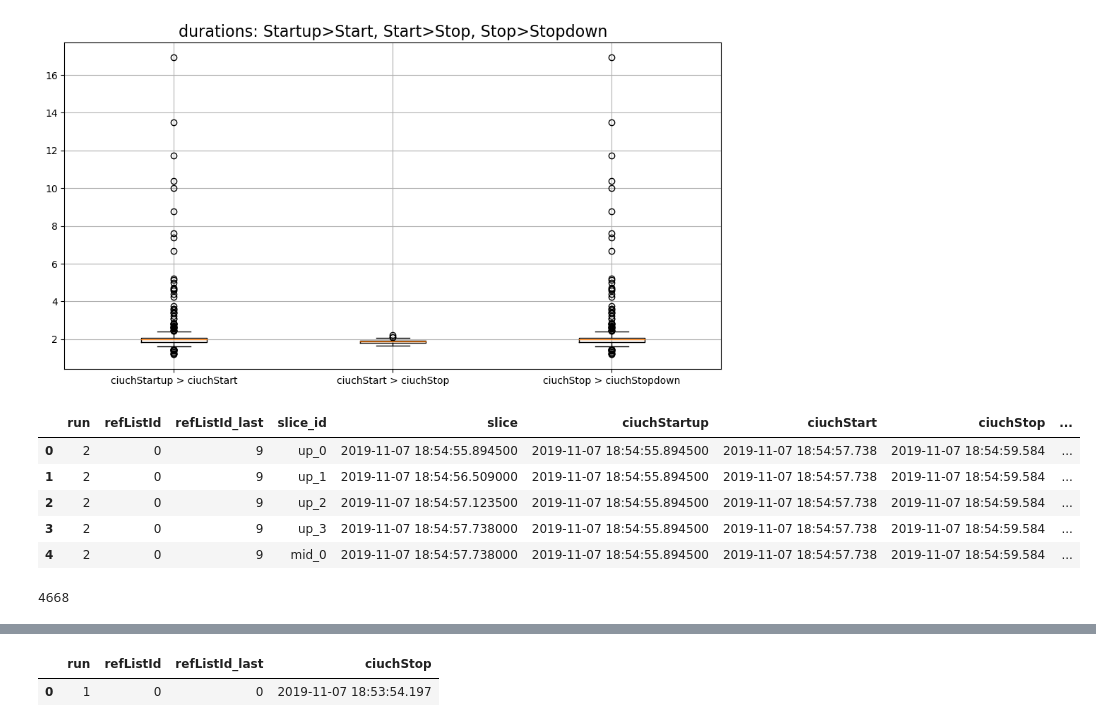
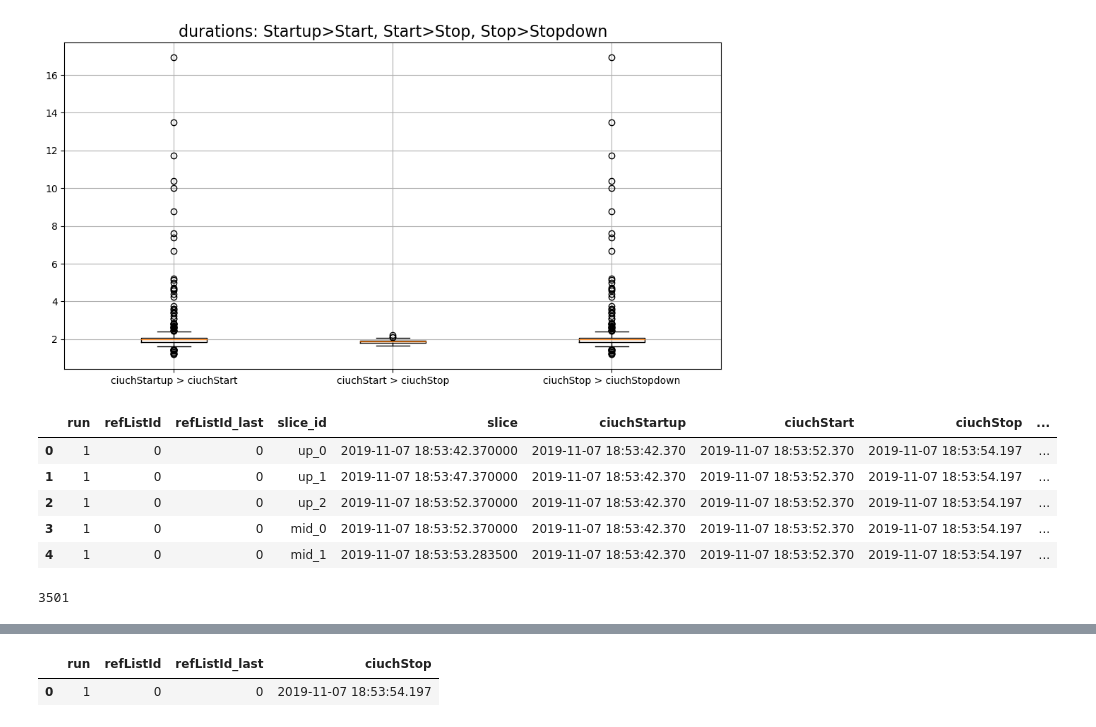
Before and after one commit to oceanelinxi/Projet_RFID, a Jupyter notebook: MLRFID_Projet_S8.ipynb, the cells around one changed output, grey strips where cells are left out. Saved outputs shown, nothing was run; the diff lists cells and outputs as text; code cells hidden in the pictures.

```diff
--- a/MLRFID_Projet_S8.ipynb
+++ b/MLRFID_Projet_S8.ipynb
@@ -11,6 +11,6 @@ ref1 = pd.read_csv('/home/kencapoche/Téléchargements/data_anonymous/reflist_6.
 # %%
 
-pathfile = r'/home/kencapoche/Téléchargements/data_anonymous'
+pathfile = r'data_anonymous/'
 
 # reflist: list of epc in each box
 reflist = pd.DataFrame()
@@ -240,44 +233,44 @@ for i, row in timing.iterrows():
     ciuchStart = row['ciuchStart']
     ciuchStop = row['ciuchStop']
     ciuchStopdown = row['ciuchStopdown']
-    steps = 4
+    steps = 3
 
     # Création des tranches "up"
     up = pd.DataFrame(index=pd.date_range(start=ciuchStartup, end=ciuchStart, periods=steps)) \
         .reset_index(drop=False).rename(columns={'index': 'slice'})
     up['slice_id'] = ['up_' + str(x) for x in range(steps)]
     slices = pd.concat([slices, up], ignore_index=True)
 
     # Création des tranches "mid"
     mid = pd.DataFrame(index=pd.date_range(start=ciuchStart, end=ciuchStop, periods=steps)) \
         .reset_index(drop=False).rename(columns={'index': 'slice'})
     mid['slice_id'] = ['mid_' + str(x) for x in range(steps)]
     slices = pd.concat([slices, mid], ignore_index=True)
 
     # Création des tranches "down"
     down = pd.DataFrame(index=pd.date_range(start=ciuchStop, end=ciuchStopdown, periods=steps)) \
         .reset_index(drop=False).rename(columns={'index': 'slice'})
     down['slice_id'] = ['down_' + str(x) for x in range(steps)]
     slices = pd.concat([slices, down], ignore_index=True)
 
 slices.reset_index(drop=False, inplace=True)
 
 #
 timing_slices=pd.merge_asof(slices,timing,left_on='slice',right_on='ciuchStartup',direction='backward')
 timing_slices=timing_slices[['run', 'refListId', 'refListId_last','slice_id','slice',  \
                              'ciuchStartup', 'ciuchStart', 'ciuchStop', 'ciuchStopdown','t0_run']]
 timing_slices.head()
 # %% [output]
 |  | run | refListId | refListId_last | slice_id | slice | ciuchStartup | ciuchStart | ciuchStop | ... |
-| 0 | 2 | 0 | 9 | up_0 | 2019-11-07 18:54:55.894500 | 2019-11-07 18:54:55.894500 | 2019-11-07 18:54:57.738 | 2019-11-07 18:54:59.584 | ... |
-| 1 | 2 | 0 | 9 | up_1 | 2019-11-07 18:54:56.509000 | 2019-11-07 18:54:55.894500 | 2019-11-07 18:54:57.738 | 2019-11-07 18:54:59.584 | ... |
-| 2 | 2 | 0 | 9 | up_2 | 2019-11-07 18:54:57.123500 | 2019-11-07 18:54:55.894500 | 2019-11-07 18:54:57.738 | 2019-11-07 18:54:59.584 | ... |
-| 3 | 2 | 0 | 9 | up_3 | 2019-11-07 18:54:57.738000 | 2019-11-07 18:54:55.894500 | 2019-11-07 18:54:57.738 | 2019-11-07 18:54:59.584 | ... |
-| 4 | 2 | 0 | 9 | mid_0 | 2019-11-07 18:54:57.738000 | 2019-11-07 18:54:55.894500 | 2019-11-07 18:54:57.738 | 2019-11-07 18:54:59.584 | ... |
+| 0 | 1 | 0 | 0 | up_0 | 2019-11-07 18:53:42.370000 | 2019-11-07 18:53:42.370 | 2019-11-07 18:53:52.370 | 2019-11-07 18:53:54.197 | ... |
+| 1 | 1 | 0 | 0 | up_1 | 2019-11-07 18:53:47.370000 | 2019-11-07 18:53:42.370 | 2019-11-07 18:53:52.370 | 2019-11-07 18:53:54.197 | ... |
+| 2 | 1 | 0 | 0 | up_2 | 2019-11-07 18:53:52.370000 | 2019-11-07 18:53:42.370 | 2019-11-07 18:53:52.370 | 2019-11-07 18:53:54.197 | ... |
+| 3 | 1 | 0 | 0 | mid_0 | 2019-11-07 18:53:52.370000 | 2019-11-07 18:53:42.370 | 2019-11-07 18:53:52.370 | 2019-11-07 18:53:54.197 | ... |
+| 4 | 1 | 0 | 0 | mid_1 | 2019-11-07 18:53:53.283500 | 2019-11-07 18:53:42.370 | 2019-11-07 18:53:52.370 | 2019-11-07 18:53:54.197 | ... |
 # %%
 len(timing_slices)
 # %% [output]
-4668
+3501
 # %%
 # merge between df and timing
 # merge_asof needs sorted df > df_ref
```
Also changed, not shown: parts of 20 cells of this notebook.
